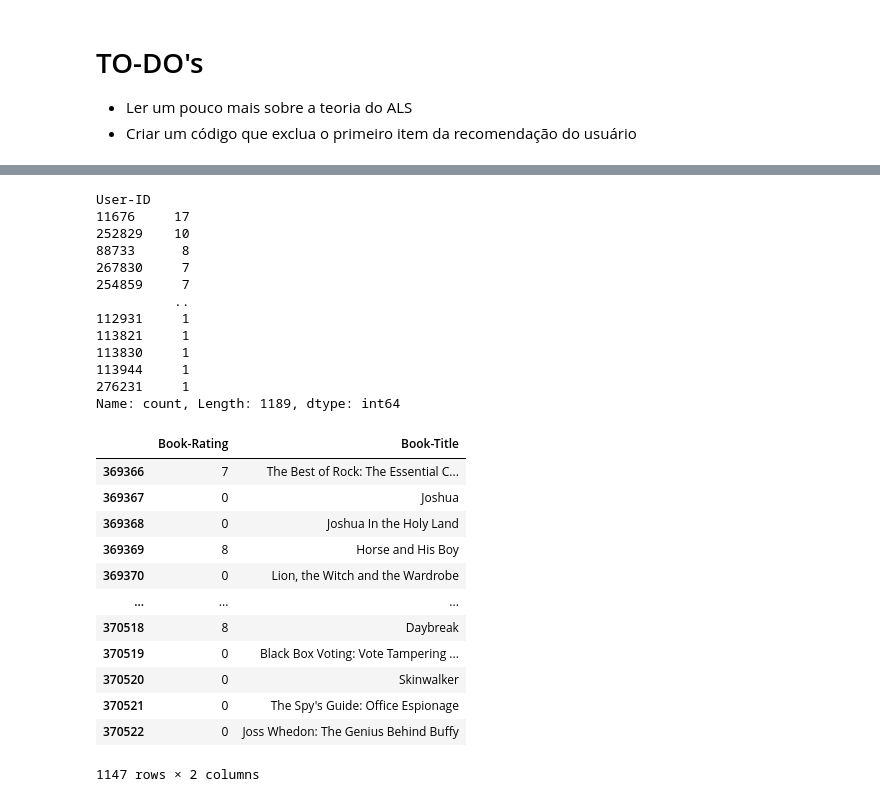
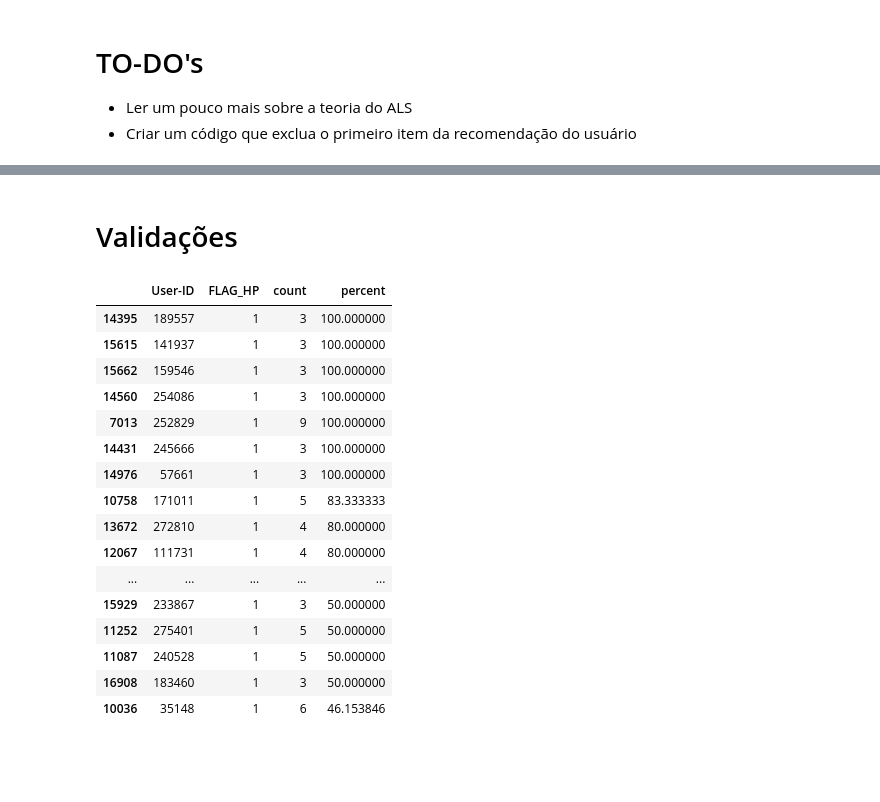
Before and after one commit to barbosarafael/book-recommendation, a Jupyter notebook: 02-notebooks/03-collaborative-filter/02-als.ipynb, the cells around one changed output, grey strips where cells are left out. Saved outputs shown, nothing was run; the diff lists cells and outputs as text; code cells hidden in the pictures; blank space fills up the shorter version.

```diff
--- a/02-notebooks/03-collaborative-filter/02-als.ipynb
+++ b/02-notebooks/03-collaborative-filter/02-als.ipynb
@@ -256,39 +276,0 @@ test\
-# %%
-test\
-    .query('`Book-Title`.notnull()')\
-    .query('`Book-Rating` != 0')\
-    .query('`Book-Title`.str.contains("Potter")')['User-ID']\
-    .value_counts()
-# %% [output]
-User-ID
-11676     17
-252829    10
-88733      8
-267830     7
-254859     7
-          ..
-112931     1
-113821     1
-113830     1
-113944     1
-276231     1
-Name: count, Length: 1189, dtype: int64
-# %%
-test\
-    .query('`User-ID` == 88733')[['Book-Rating', 'Book-Title']]\
-    .drop_duplicates()['Book-Title']\
-    .tolist()
-# %% [output]
-|  | Book-Rating | Book-Title |
-| 369366 | 7 | The Best of Rock: The Essential C... |
-| 369367 | 0 | Joshua |
-| 369368 | 0 | Joshua In the Holy Land |
-| 369369 | 8 | Horse and His Boy |
-| 369370 | 0 | Lion, the Witch and the Wardrobe |
-| ... | ... | ... |
-| 370518 | 8 | Daybreak |
-| 370519 | 0 | Black Box Voting: Vote Tampering ... |
-| 370520 | 0 | Skinwalker |
-| 370521 | 0 | The Spy's Guide: Office Espionage |
-| 370522 | 0 | Joss Whedon: The Genius Behind Buffy |
-1147 rows × 2 columns
@@ -298,0 +277,2 @@ test\
+# %% [markdown]
+# Validações
@@ -298,0 +281,30 @@ test\
+# %%
+test = df_train[['User-ID', 'FLAG_HP']]\
+    .value_counts()\
+    .reset_index()\
+    .sort_values(by = ['User-ID', 'FLAG_HP'])
+
+test['percent'] = test['count'] / test.groupby('User-ID')['count'].transform('sum') * 100
+
+test\
+    .sort_values(by = 'percent', ascending = False)\
+    .query('FLAG_HP == 1 & count >= 3')\
+    .head(20)
+# %% [output]
+|  | User-ID | FLAG_HP | count | percent |
+| 14395 | 189557 | 1 | 3 | 100.000000 |
+| 15615 | 141937 | 1 | 3 | 100.000000 |
+| 15662 | 159546 | 1 | 3 | 100.000000 |
+| 14560 | 254086 | 1 | 3 | 100.000000 |
+| 7013 | 252829 | 1 | 9 | 100.000000 |
+| 14431 | 245666 | 1 | 3 | 100.000000 |
+| 14976 | 57661 | 1 | 3 | 100.000000 |
+| 10758 | 171011 | 1 | 5 | 83.333333 |
+| 13672 | 272810 | 1 | 4 | 80.000000 |
+| 12067 | 111731 | 1 | 4 | 80.000000 |
+| ... | ... | ... | ... | ... |
+| 15929 | 233867 | 1 | 3 | 50.000000 |
+| 11252 | 275401 | 1 | 5 | 50.000000 |
+| 11087 | 240528 | 1 | 5 | 50.000000 |
+| 16908 | 183460 | 1 | 3 | 50.000000 |
+| 10036 | 35148 | 1 | 6 | 46.153846 |
```
Also changed, not shown: parts of 28 cells of this notebook, 1 other file.
